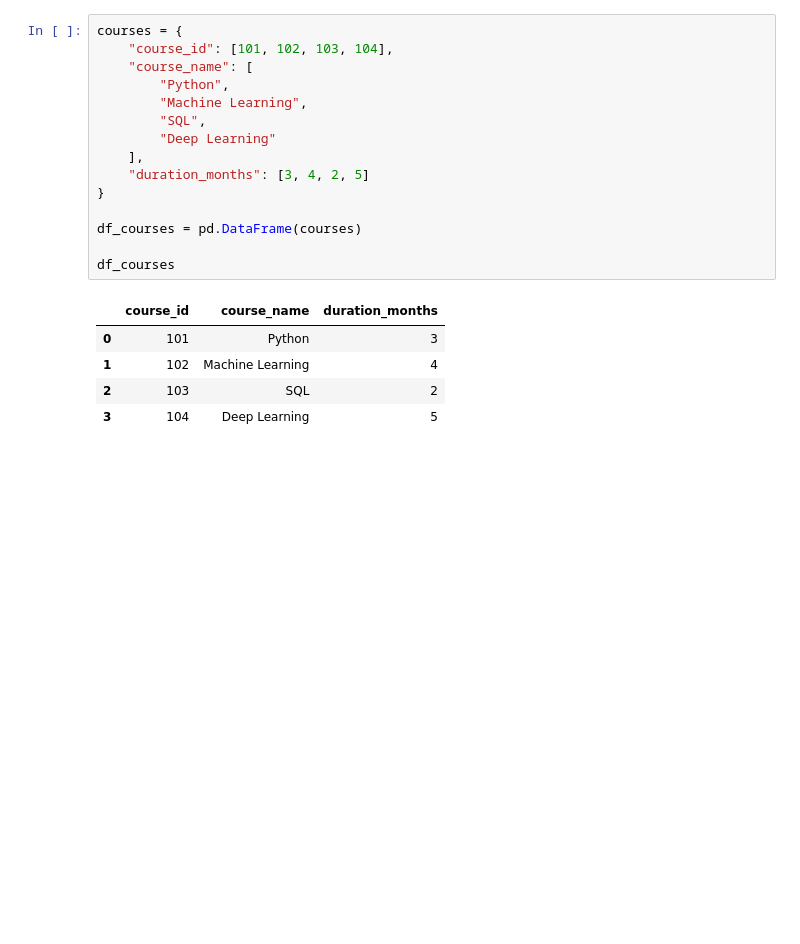
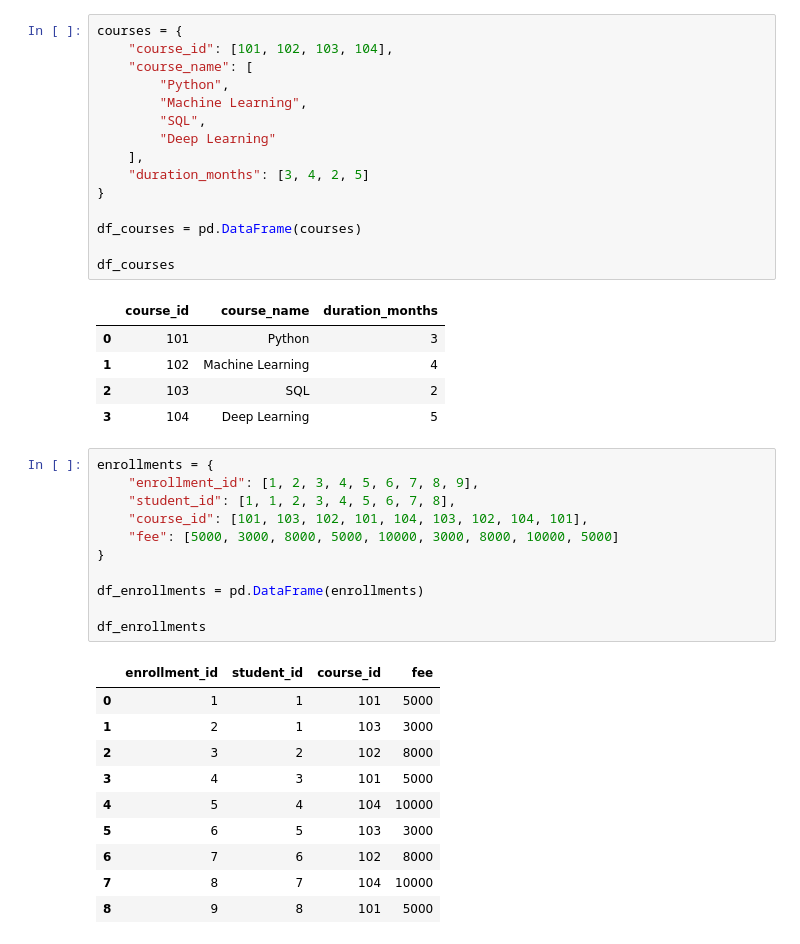
Before and after one commit to 25ds3000042/Data_Base_Prac, a Jupyter notebook: SQL_Practical_Student_Management.ipynb, the cells around one changed output. Drawn from its saved outputs; the diff is of its cells as text; blank space fills up the shorter version.

```diff
--- a/SQL_Practical_Student_Management.ipynb
+++ b/SQL_Practical_Student_Management.ipynb
@@ -56,3 +56,25 @@ df_courses
 | 1 | 102 | Machine Learning | 4 |
 | 2 | 103 | SQL | 2 |
 | 3 | 104 | Deep Learning | 5 |
+# %%
+enrollments = {
+    "enrollment_id": [1, 2, 3, 4, 5, 6, 7, 8, 9],
+    "student_id": [1, 1, 2, 3, 4, 5, 6, 7, 8],
+    "course_id": [101, 103, 102, 101, 104, 103, 102, 104, 101],
+    "fee": [5000, 3000, 8000, 5000, 10000, 3000, 8000, 10000, 5000]
+}
+
+df_enrollments = pd.DataFrame(enrollments)
+
+df_enrollments
+# %% [output]
+|  | enrollment_id | student_id | course_id | fee |
+| 0 | 1 | 1 | 101 | 5000 |
+| 1 | 2 | 1 | 103 | 3000 |
+| 2 | 3 | 2 | 102 | 8000 |
+| 3 | 4 | 3 | 101 | 5000 |
+| 4 | 5 | 4 | 104 | 10000 |
+| 5 | 6 | 5 | 103 | 3000 |
+| 6 | 7 | 6 | 102 | 8000 |
+| 7 | 8 | 7 | 104 | 10000 |
+| 8 | 9 | 8 | 101 | 5000 |
```
Also changed, not shown: parts of 1 cell of this notebook.
